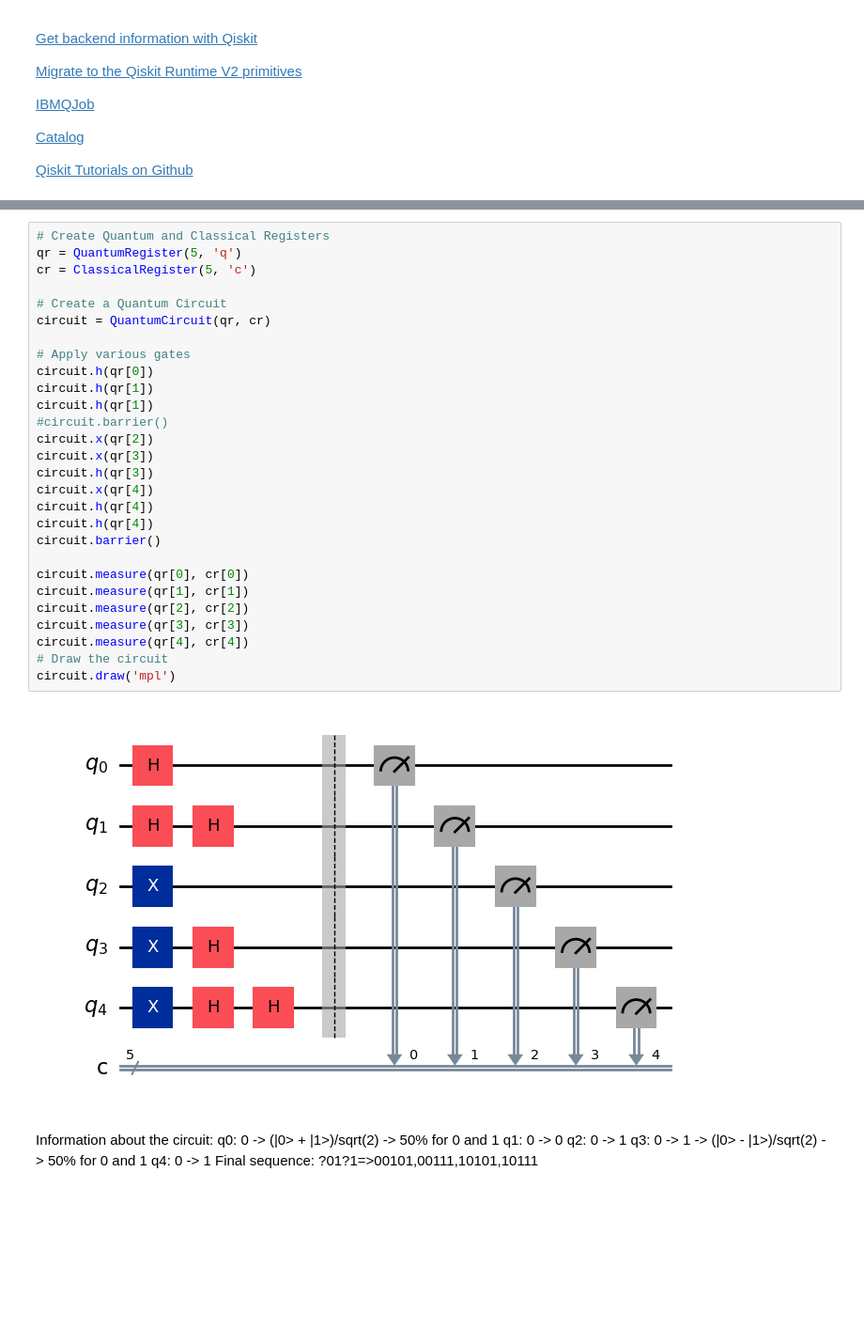
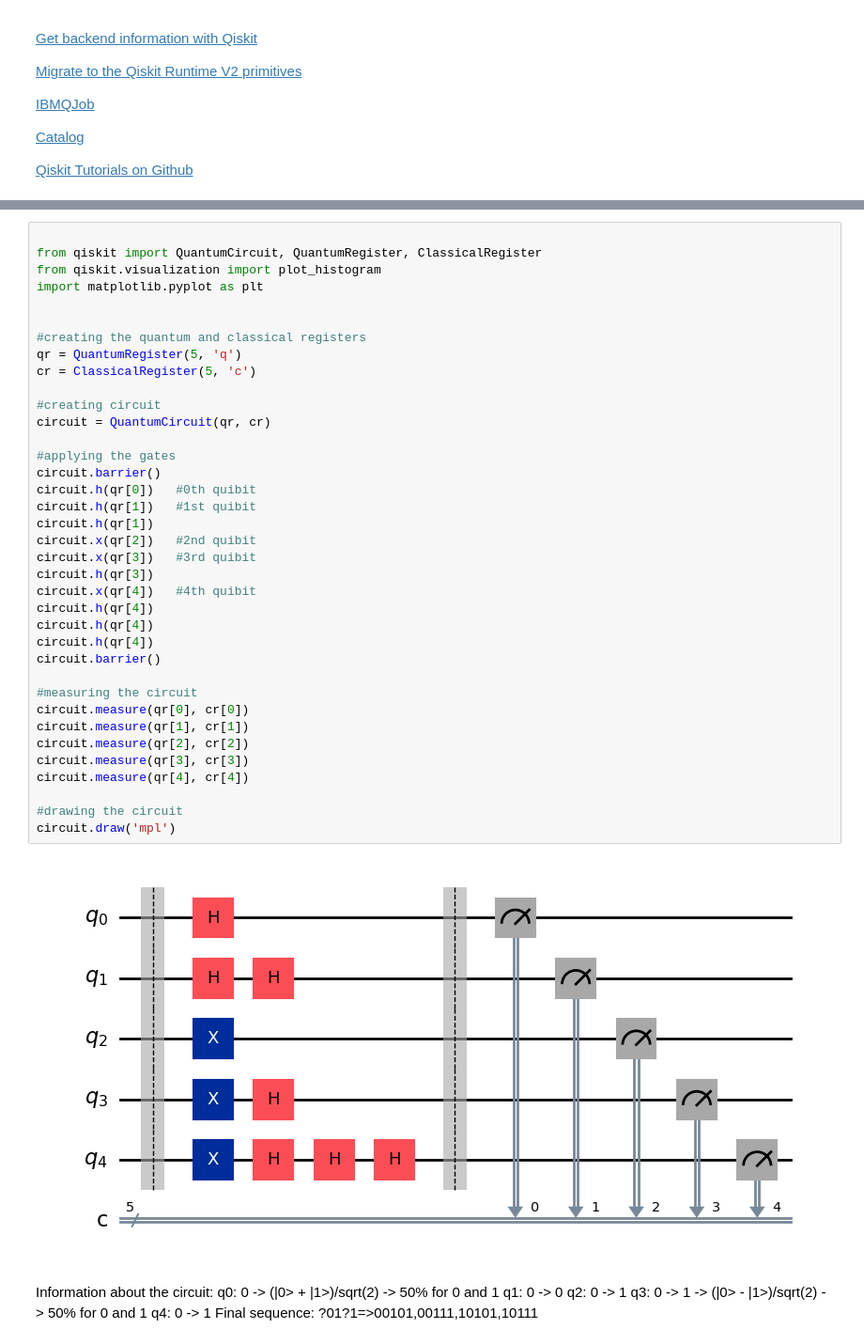
Before and after one commit to Lawrence850479/QuantumSummerProject2025, a Jupyter notebook: 01s_qiskit_tools.ipynb, the cells around one changed output, grey strips where cells are left out. Shown at 94% size. Saved outputs shown, nothing was run; the diff lists cells and outputs as text; blank space fills up the shorter version.

```diff
--- a/01s_qiskit_tools.ipynb
+++ b/01s_qiskit_tools.ipynb
@@ -472,35 +489,44 @@ References:
 Excersise 4
 ![](https://computationalmindset.com/posts/quantum-computing/hadamard-gate-cascade/qc-hdmgatecsd-circuit.png)
 # %%
-# Create Quantum and Classical Registers
+
+from qiskit import QuantumCircuit, QuantumRegister, ClassicalRegister
+from qiskit.visualization import plot_histogram
+import matplotlib.pyplot as plt
+
+
+#creating the quantum and classical registers
 qr = QuantumRegister(5, 'q')
 cr = ClassicalRegister(5, 'c')
 
-# Create a Quantum Circuit
+#creating circuit
 circuit = QuantumCircuit(qr, cr)
 
-# Apply various gates
-circuit.h(qr[0])
+#applying the gates
+circuit.barrier()
+circuit.h(qr[0])   #0th quibit
+circuit.h(qr[1])   #1st quibit
 circuit.h(qr[1])
-circuit.h(qr[1])
-#circuit.barrier()
-circuit.x(qr[2])
-circuit.x(qr[3])
+circuit.x(qr[2])   #2nd quibit
+circuit.x(qr[3])   #3rd quibit
 circuit.h(qr[3])
-circuit.x(qr[4])
+circuit.x(qr[4])   #4th quibit
+circuit.h(qr[4])
 circuit.h(qr[4])
 circuit.h(qr[4])
 circuit.barrier()
 
+#measuring the circuit
 circuit.measure(qr[0], cr[0])
 circuit.measure(qr[1], cr[1])
 circuit.measure(qr[2], cr[2])
 circuit.measure(qr[3], cr[3])
 circuit.measure(qr[4], cr[4])
-# Draw the circuit
+
+#drawing the circuit
 circuit.draw('mpl')
 # %% [output]
-[figure, old version]
+[figure, new version]
 # %% [markdown]
 Information about the circuit:
 q0: 0 -> (|0> + |1>)/sqrt(2) -> 50% for 0 and 1
```
Also changed, not shown: parts of 3 cells of this notebook, 3 other files.
